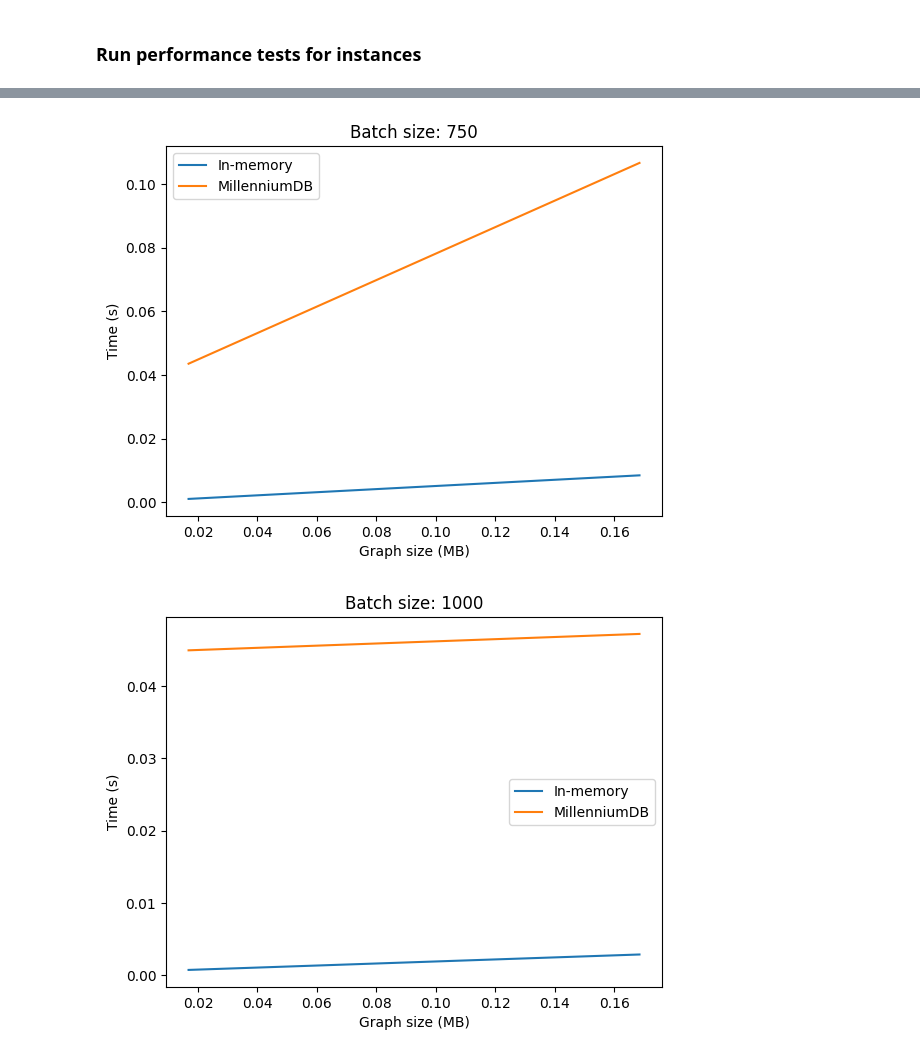
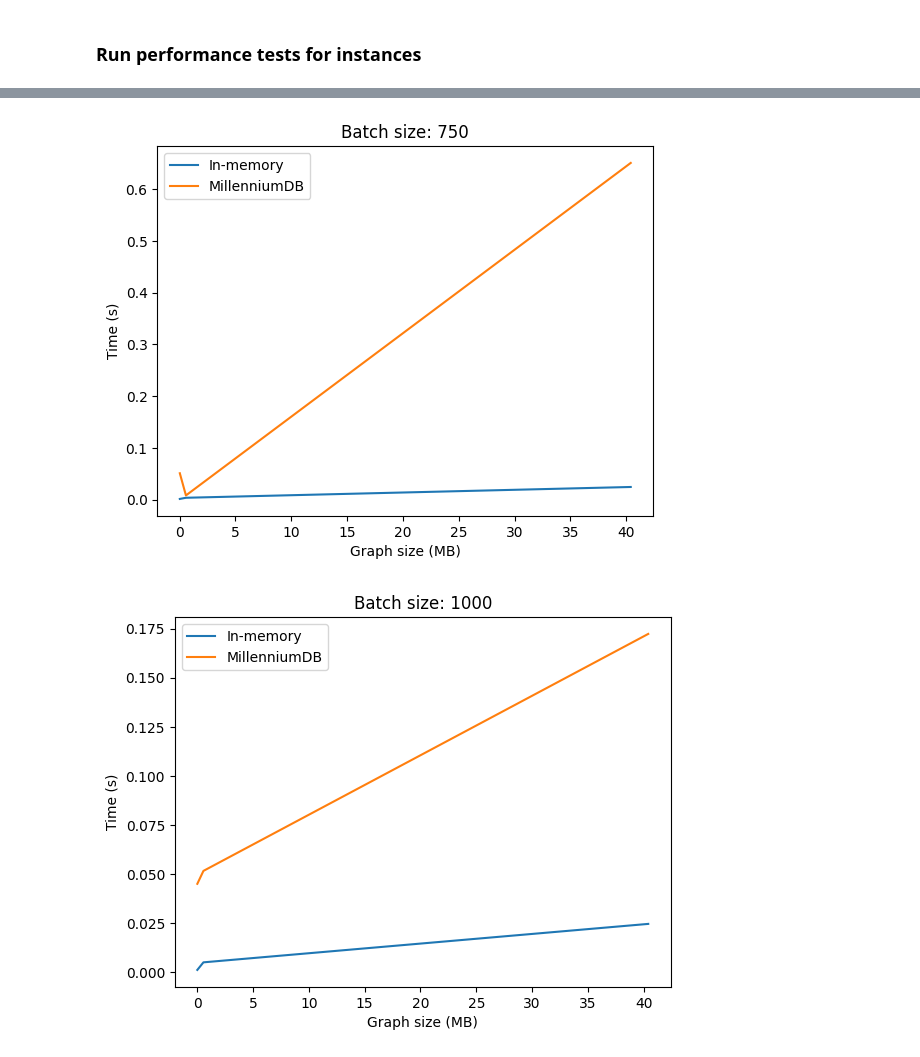
Before and after one commit to MillenniumDB/PyMillDB, a Jupyter notebook: examples/performance.ipynb, the cells around one changed output, grey strips where cells are left out. Drawn from its saved outputs; the diff is of its cells as text; code cells hidden in the pictures.

Commit message:
added instance

```diff
--- a/examples/performance.ipynb
+++ b/examples/performance.ipynb
@@ -104,7 +104,7 @@ def kill_server(process) -> int:
 def instance_size(instance: Dict) -> int:
     return (
         instance["num_nodes"] * 8
-        + instance["num_node_feat"] * 4
+        + instance["num_node_feat"] * instance["num_nodes"] *4
         + instance["num_edges"] * 8 * 2
     ) / 1e6
 
@@ -168,6 +168,7 @@ def run_performance_tests(instances: List[Dict], batch_sizes: List[int]):
 instances = [
     {"num_nodes": 100, "num_edges": 1_000, "num_node_feat": 10},
     {"num_nodes": 1_000, "num_edges": 10_000, "num_node_feat": 100},
+    {"num_nodes": 10_000, "num_edges": 20_000, "num_node_feat": 1000},
 ]
 
 args = {"instances": instances, "batch_sizes": [10, 50, 100, 500, 750, 1000]}
@@ -212,15 +213,4 @@ for batch_size, data in plot_data.items():
         "Time (s)",
         f"Batch size: {batch_size}",
     )
-
-# Compare time over graph size divided by batch size
-for batch_size, data in plot_data.items():
-    plot_comparison(
-        [size / batch_size for size in data["size"]],
-        data["mem"],
-        data["mdb"],
-        "Graph size (MB) / batch size",
-        "Time (s)",
-        f"Batch size: {batch_size}",
-    )
 # %% [output]
@@ -231,2 +221,2 @@ for batch_size, data in plot_data.items():
-[figure, old version]
+[figure, new version]
-[figure, old version]
+[figure, new version]
```
Also changed, not shown: parts of 2 cells of this notebook.
